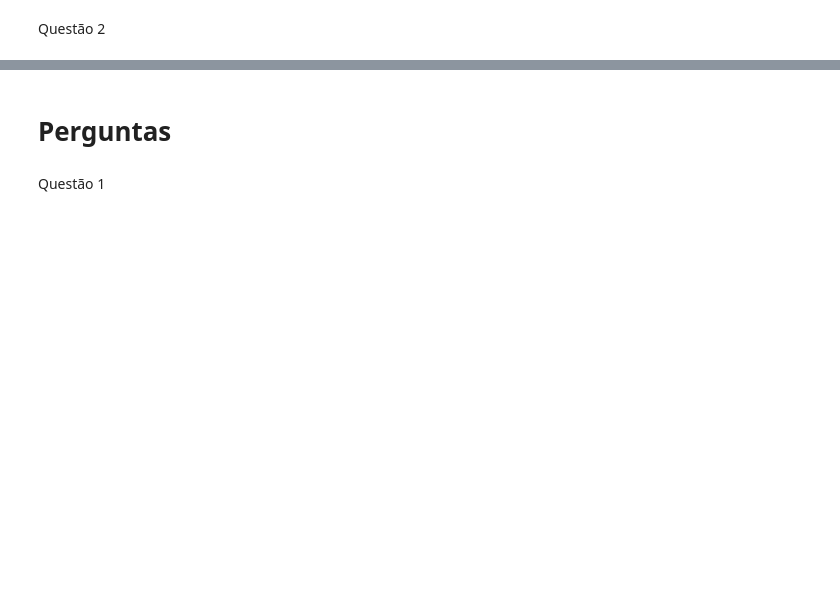
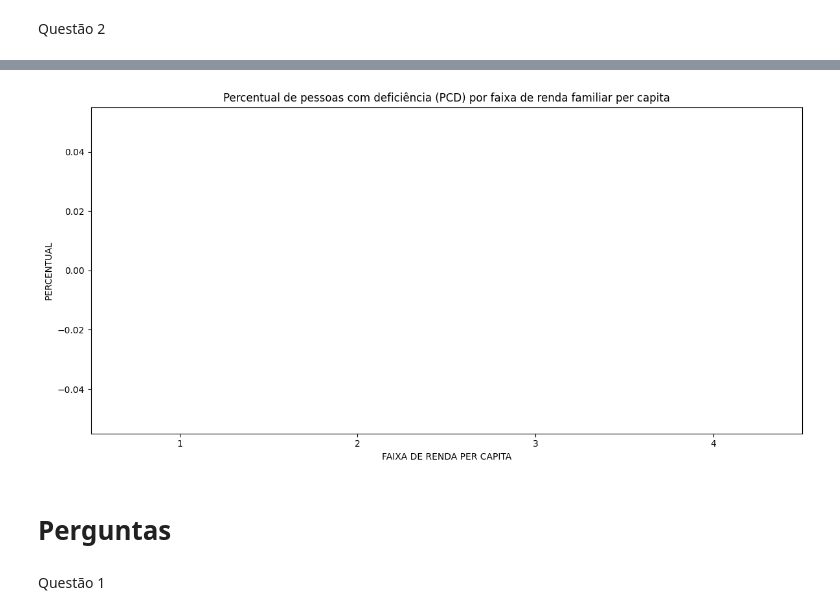
Before and after one commit to Tiago19M/Analise-de-dados, a Jupyter notebook: analiseCadUnico.ipynb, the cells around one changed output, grey strips where cells are left out. Cells and saved outputs as stored; diff of their text form; code cells hidden in the pictures; blank space fills up the shorter version.

```diff
--- a/analiseCadUnico.ipynb
+++ b/analiseCadUnico.ipynb
@@ -480,3 +545,18 @@ print (resultado)
+# %%
+#PLOTAGEM DO GRÁFICO DA QUESTÃO 2 - Sessão 2
+
+#Sem valores, pois a coluna "CO_DEFICIENCIA_MEMB" do dataset está sem dados.
+
+mp.figure(figsize = (12, 6))
+sb.barplot(x=resultado["CLASS_FAIXA_RENDA_FAM"], y=resultado["PORCENTAGEM"])
+mp.title("Percentual de pessoas com deficiência (PCD) por faixa de renda familiar per capita")
+mp.xlabel("FAIXA DE RENDA PER CAPITA")
+mp.ylabel("PERCENTUAL")
+
+mp.tight_layout()
+mp.show()
+# %% [output]
+[figure, added]
 # %% [markdown]
 # Perguntas
 # %% [markdown]
```
Also changed, not shown: parts of 16 cells of this notebook.
